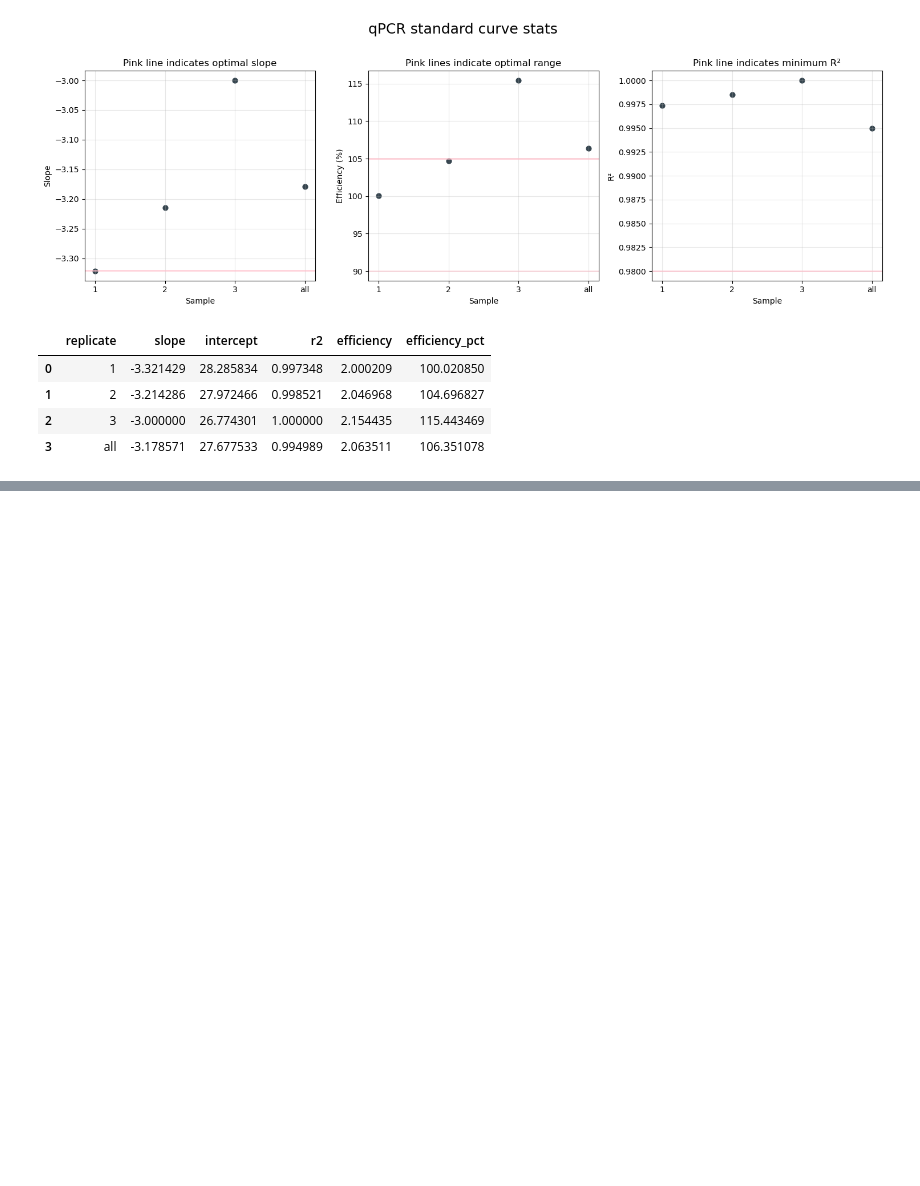
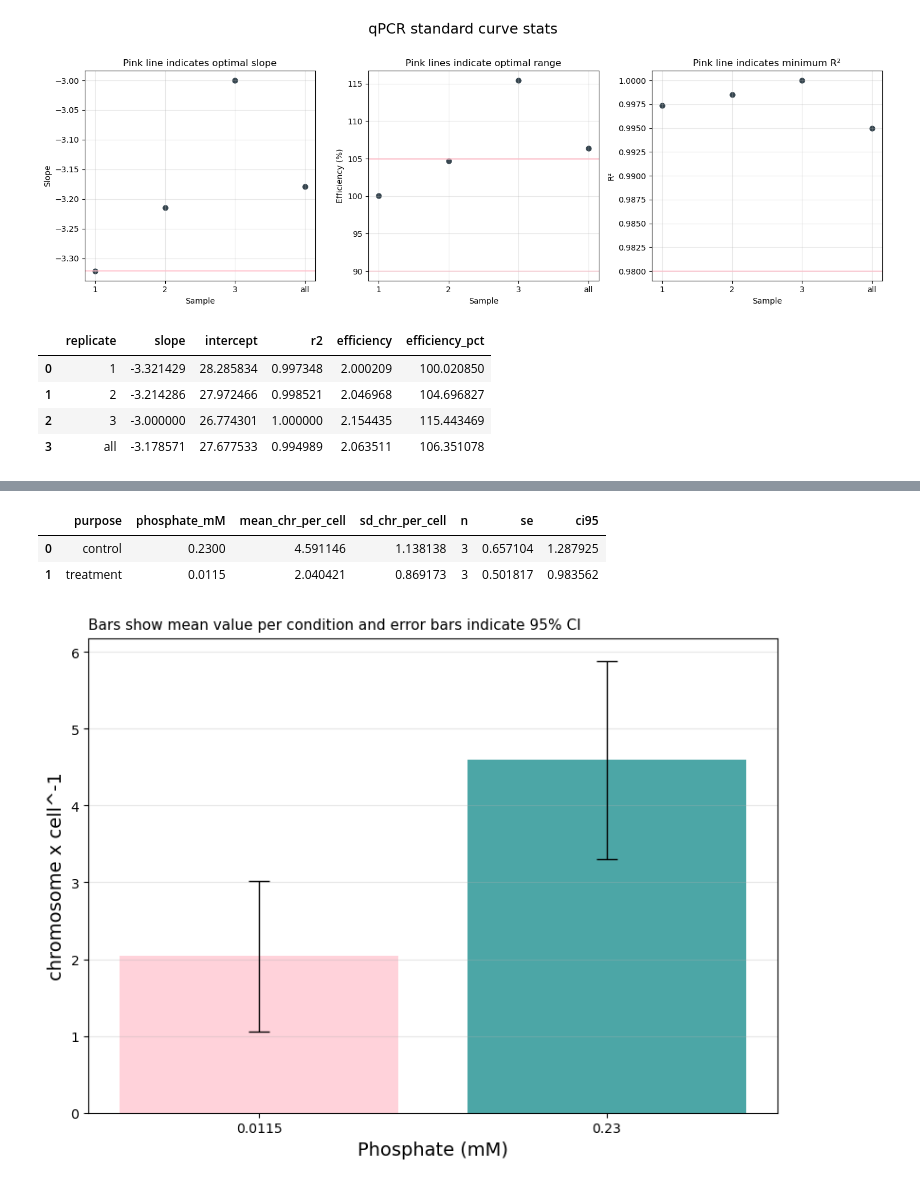
Before and after one commit to EvaPeet-sp/SystemsPractice, a Jupyter notebook: ploidy.ipynb, the cells around one changed output, grey strips where cells are left out. Drawn from its saved outputs; the diff is of its cells as text; code cells hidden in the pictures; blank space fills up the shorter version.

```diff
--- a/ploidy.ipynb
+++ b/ploidy.ipynb
@@ -556,0 +769,3 @@ best_r2 = 0.9973
+# %%
+data_design = pd.read_csv(f'{data_dir}/Design.csv', index_col=False)
+data_design.head()
@@ -556,0 +797,54 @@ best_r2 = 0.9973
+# %%
+ploidy_by_condition_summary = (
+    ploidy_by_condition
+    .groupby(['purpose', 'phosphate_mM'], as_index=False)
+    .agg(
+        mean_chr_per_cell=('mean_chr_per_cell', 'mean'),
+        sd_chr_per_cell=('mean_chr_per_cell', 'std'),
+        n=('mean_chr_per_cell', 'size')
+    )
+)
+
+ploidy_by_condition_summary['se'] = ploidy_by_condition_summary['sd_chr_per_cell'] / np.sqrt(ploidy_by_condition_summary['n'])
+ploidy_by_condition_summary['ci95'] = 1.96 * ploidy_by_condition_summary['se']
+
+ploidy_by_condition_summary
+# %% [output]
+|  | purpose | phosphate_mM | mean_chr_per_cell | sd_chr_per_cell | n | se | ci95 |
+| 0 | control | 0.2300 | 4.591146 | 1.138138 | 3 | 0.657104 | 1.287925 |
+| 1 | treatment | 0.0115 | 2.040421 | 0.869173 | 3 | 0.501817 | 0.983562 |
+# %%
+plot_df = ploidy_by_condition_summary.sort_values('phosphate_mM').copy()
+
+x = plot_df['phosphate_mM'].astype(str)
+y = plot_df['mean_chr_per_cell']
+yerr = plot_df['ci95']
+
+colors = ['pink', 'teal']
+
+fig, ax = plt.subplots(figsize=(8, 6))
+
+ax.bar(x, y, color=colors[:len(plot_df)], alpha=0.7)
+ax.errorbar(
+    x, y, yerr=yerr,
+    fmt='none',
+    ecolor='black',
+    elinewidth=1,
+    capsize=8
+)
+
+ax.text(
+    0.0, 1.02,
+    'Bars show mean value per condition and error bars indicate 95% CI',
+    transform=ax.transAxes,
+    fontsize=11
+)
+
+ax.set_xlabel('Phosphate (mM)', fontsize=14)
+ax.set_ylabel(r'chromosome x cell^-1', fontsize=14)
+ax.grid(axis='y', alpha=0.3)
+
+plt.tight_layout()
+plt.show()
+# %% [output]
+[figure, added]
```
Also changed, not shown: parts of 10 cells of this notebook.
